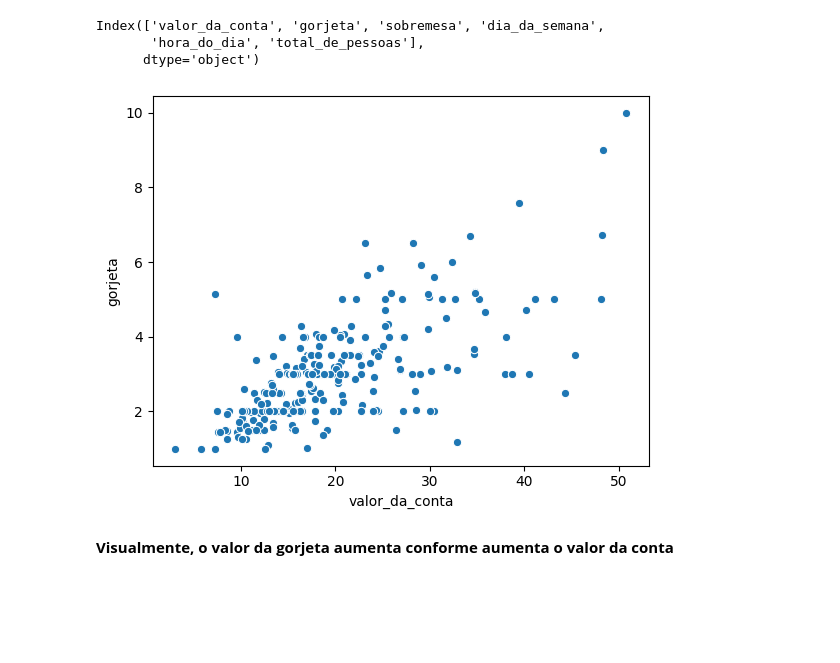
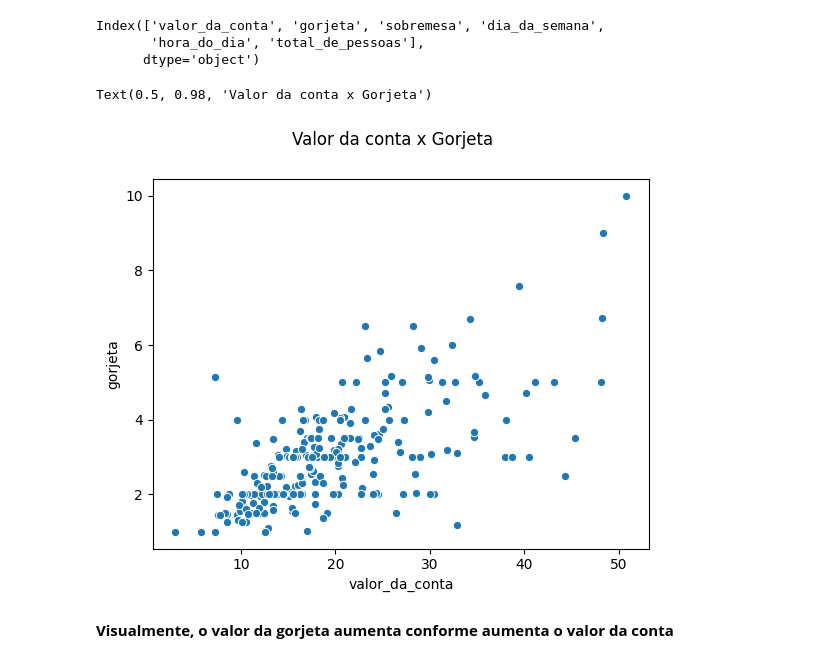
Before and after one commit to ClaudiOmatheuuss/explorando_seaborn, a Jupyter notebook: EDA_Gorjetas.ipynb, the cells around one changed output. Cells and saved outputs as stored; diff of their text form; code cells hidden in the pictures; blank space fills up the shorter version.

```diff
--- a/EDA_Gorjetas.ipynb
+++ b/EDA_Gorjetas.ipynb
@@ -204,8 +206,10 @@ Index(['valor_da_conta', 'gorjeta', 'sobremesa', 'dia_da_semana',
       dtype='object')
 # %%
 valor_gorjeta = sns.scatterplot(x='valor_da_conta', y='gorjeta', data=gorjetas)
+valor_gorjeta.figure.suptitle('Valor da conta x Gorjeta')
 # %% [output]
+Text(0.5, 0.98, 'Valor da conta x Gorjeta')
-[figure, old version]
+[figure, new version]
 # %% [markdown]
 **Visualmente, o valor da gorjeta aumenta conforme aumenta o valor da conta**
 # %%
```
Also changed, not shown: parts of 20 cells of this notebook.
